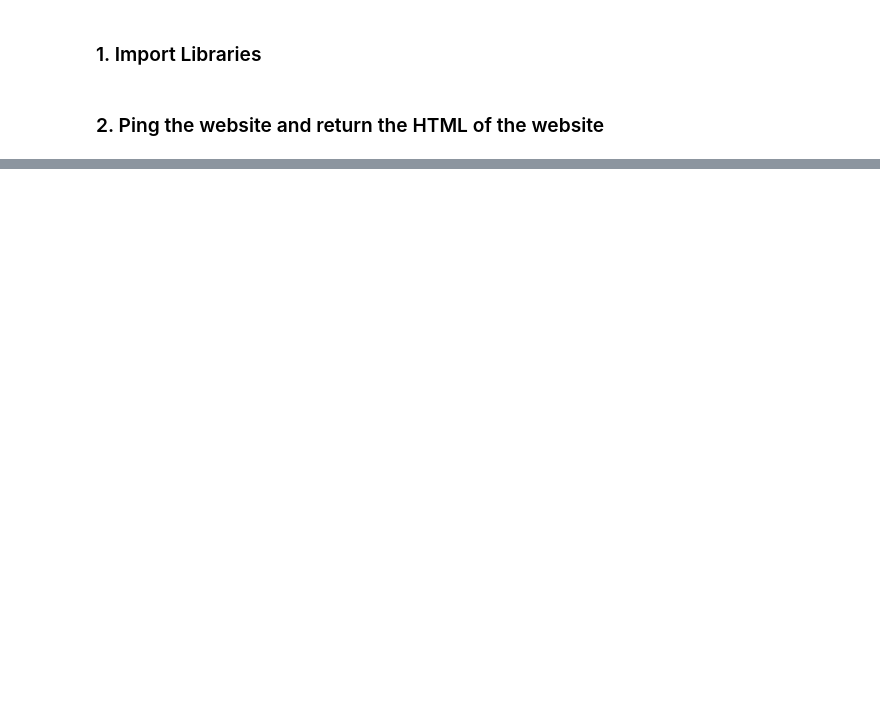
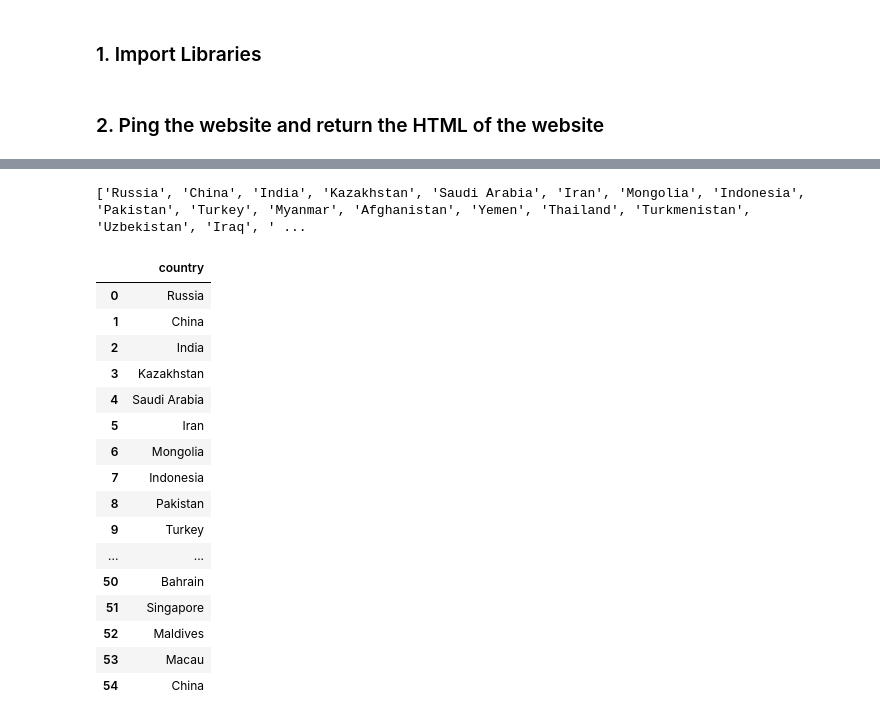
Before and after one commit to SreejaTeegala/MY-DAC-Curriculum, a Jupyter notebook: DAC-007_Web_Scraping/DAC-007_Web_Scraping_Tutorial.ipynb, the cells around one changed output, grey strips where cells are left out. Saved outputs shown, nothing was run; the diff lists cells and outputs as text; code cells hidden in the pictures; blank space fills up the shorter version.

```diff
--- a/DAC-007_Web_Scraping/DAC-007_Web_Scraping_Tutorial.ipynb
+++ b/DAC-007_Web_Scraping/DAC-007_Web_Scraping_Tutorial.ipynb
@@ -38,0 +60,4 @@ page = requests.get(url)
+# %%
+soup= BeautifulSoup(page.content,'html.parser')
+print(soup)
+print(soup.prettify())
@@ -38,0 +124,3 @@ page = requests.get(url)
+# %%
+class_table = soup.find('table', {'class':'sortable wikitable sticky-header col2left'})
+class_table
@@ -38,0 +145,3 @@ page = requests.get(url)
+# %%
+links = class_table.find_all('a')
+links
@@ -38,0 +166,31 @@ page = requests.get(url)
+# %%
+countries= []
+for link in links:
+    if(link.get('title') == None):
+        pass
+    else:
+        countries.append(link.get('title'))
+print(countries)
+# %% [output]
+['Russia', 'China', 'India', 'Kazakhstan', 'Saudi Arabia', 'Iran', 'Mongolia', 'Indonesia', 'Pakistan', 'Turkey', 'Myanmar', 'Afghanistan', 'Yemen', 'Thailand', 'Turkmenistan', 'Uzbekistan', 'Iraq', ' ...
+# %%
+df_countries= pd.DataFrame({'country':countries})
+df_countries
+# %% [output]
+|  | country |
+| 0 | Russia |
+| 1 | China |
+| 2 | India |
+| 3 | Kazakhstan |
+| 4 | Saudi Arabia |
+| 5 | Iran |
+| 6 | Mongolia |
+| 7 | Indonesia |
+| 8 | Pakistan |
+| 9 | Turkey |
+| ... | ... |
+| 50 | Bahrain |
+| 51 | Singapore |
+| 52 | Maldives |
+| 53 | Macau |
+| 54 | China |
```
Also changed, not shown: parts of 11 cells of this notebook, 3 other files.
